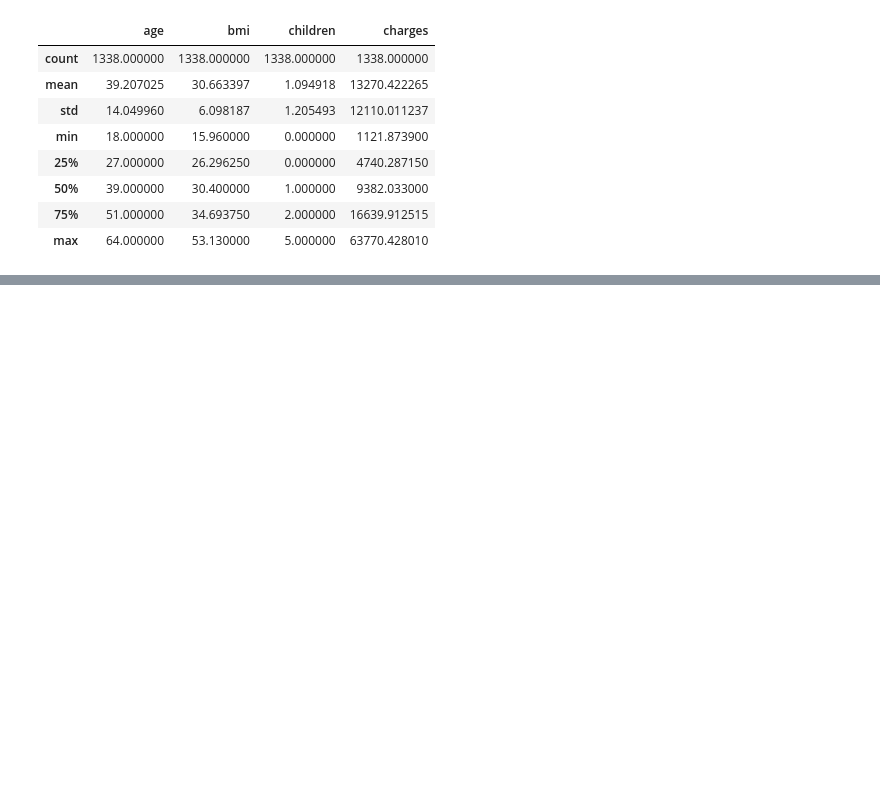
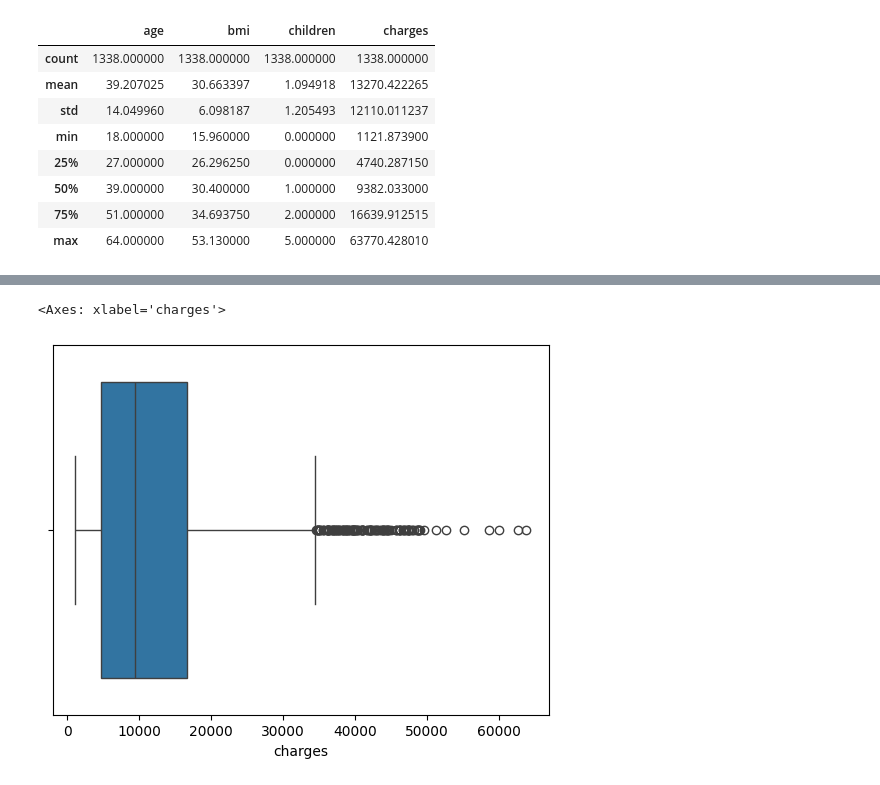
Before and after one commit to michaelhudson2205/Maven_Regression_and_Forecasting, a Jupyter notebook: notebooks/v_028_exploring_target.ipynb, the cells around one changed output, grey strips where cells are left out. Drawn from its saved outputs; the diff is of its cells as text; code cells hidden in the pictures; blank space fills up the shorter version.

```diff
--- a/notebooks/v_028_exploring_target.ipynb
+++ b/notebooks/v_028_exploring_target.ipynb
@@ -43,0 +48,5 @@ insurance.describe()
+# %%
+sns.boxplot(x=insurance['charges'])
+# %% [output]
+<Axes: xlabel='charges'>
+[figure, added]
```
Also changed, not shown: parts of 2 cells of this notebook.
